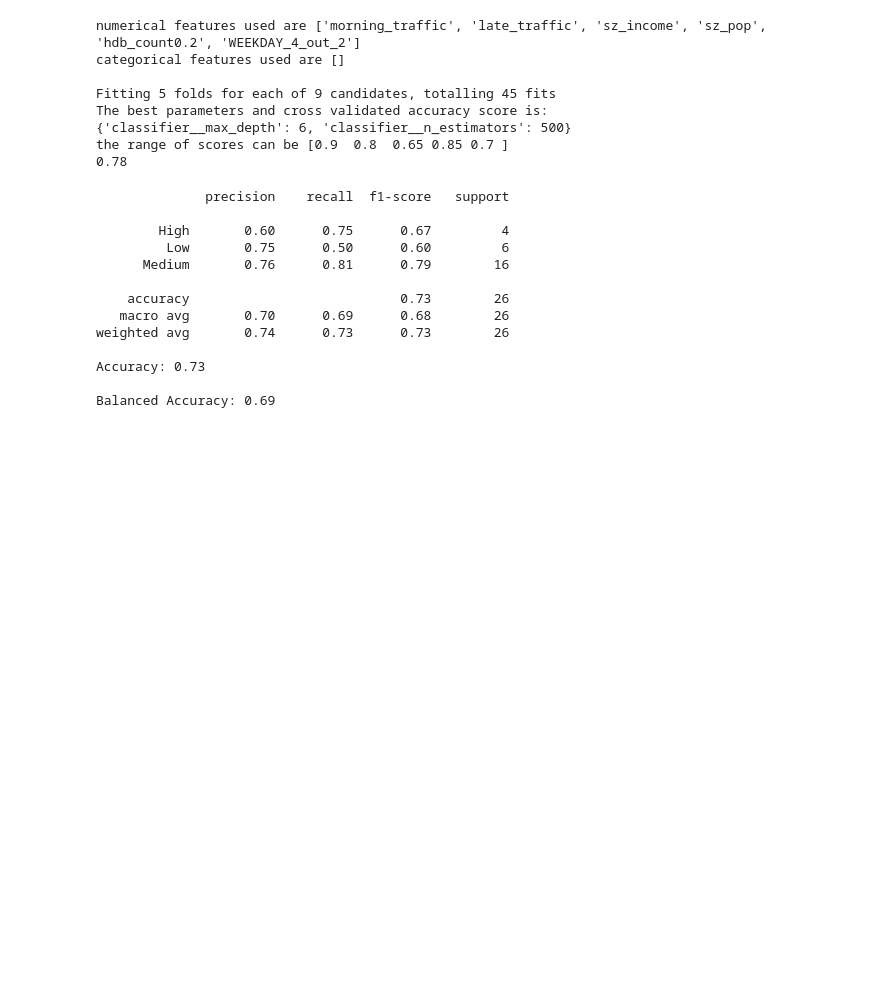
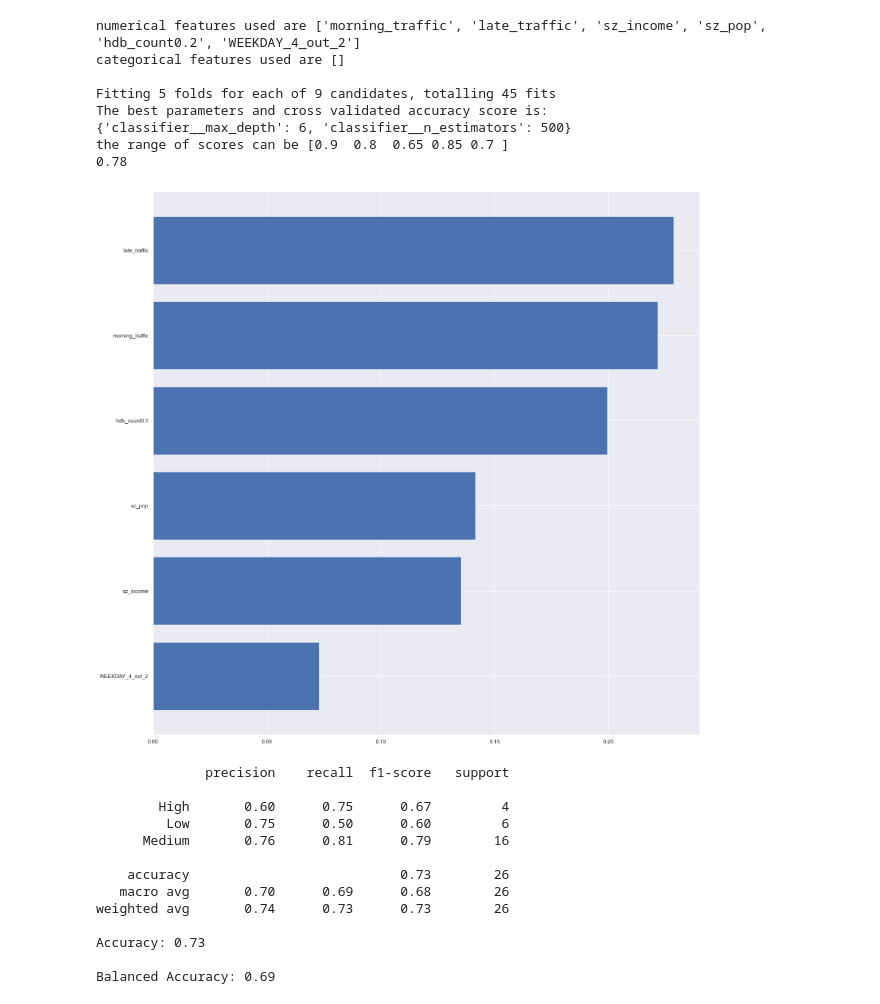
Before and after one commit to NicsLvl/McPredictor, a Jupyter notebook: mcd.ipynb, the cells around one changed output. Cells and saved outputs as stored; diff of their text form; code cells hidden in the pictures; blank space fills up the shorter version.

```diff
--- a/mcd.ipynb
+++ b/mcd.ipynb
@@ -2130,6 +2131,19 @@ The best parameters and cross validated accuracy score is:
 {'classifier__max_depth': 6, 'classifier__n_estimators': 500}
 the range of scores can be [0.9  0.8  0.65 0.85 0.7 ]
 0.78
+# %%
+# change fig size to fit all the axis labels
+plt.figure(figsize=(20,20))
+
+# get the best features in the RF
+best = grid.best_estimator_
+f_i = list(zip(X.columns,best.named_steps['classifier'].feature_importances_))
+f_i.sort(key = lambda x : x[1])
+plt.barh([x[0] for x in f_i],[x[1] for x in f_i])
+
+plt.show()
+# %% [output]
+[figure, added]
 # %%
 # print the classification report for the best estimator of the gridsearch results
 y_pred = grid.best_estimator_.predict(X_test)
```
Also changed, not shown: parts of 9 cells of this notebook.
